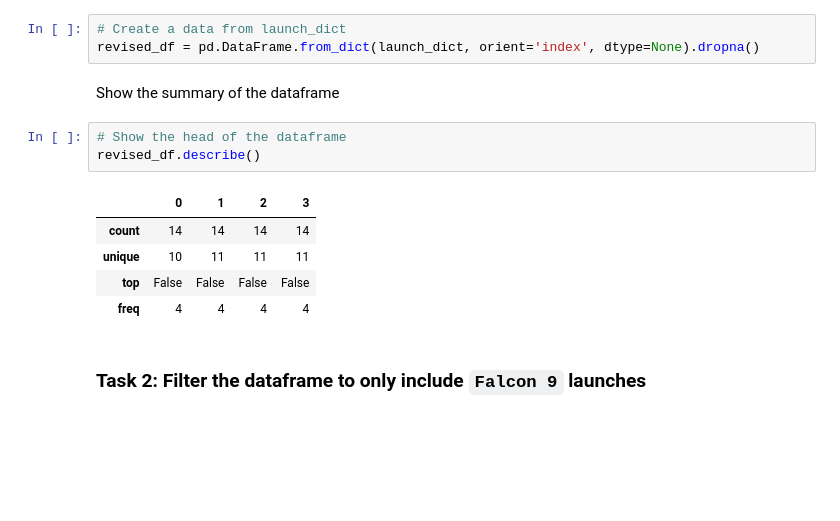
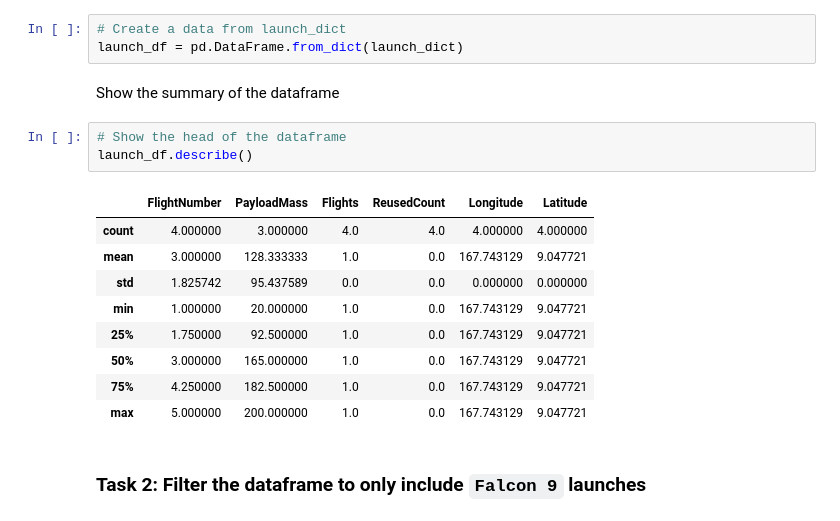
Before and after one commit to HedonisticOpportunist/IBM_Data_Science, a Jupyter notebook: notebooks/jupyter-labs-spacex-data-collection-api.ipynb, the cells around one changed output. Saved outputs shown, nothing was run; the diff lists cells and outputs as text; blank space fills up the shorter version.

```diff
--- a/notebooks/jupyter-labs-spacex-data-collection-api.ipynb
+++ b/notebooks/jupyter-labs-spacex-data-collection-api.ipynb
@@ -258,18 +258,22 @@ launch_dict = {'FlightNumber': list(data['flight_number']),
 Then, we need to create a Pandas data frame from the dictionary launch_dict.
 # %%
 # Create a data from launch_dict
-revised_df = pd.DataFrame.from_dict(launch_dict, orient='index', dtype=None).dropna()
+launch_df = pd.DataFrame.from_dict(launch_dict)
 # %% [markdown]
 Show the summary of the dataframe
 # %%
 # Show the head of the dataframe
-revised_df.describe()
+launch_df.describe()
 # %% [output]
-|  | 0 | 1 | 2 | 3 |
-| count | 14 | 14 | 14 | 14 |
-| unique | 10 | 11 | 11 | 11 |
-| top | False | False | False | False |
-| freq | 4 | 4 | 4 | 4 |
+|  | FlightNumber | PayloadMass | Flights | ReusedCount | Longitude | Latitude |
+| count | 4.000000 | 3.000000 | 4.0 | 4.0 | 4.000000 | 4.000000 |
+| mean | 3.000000 | 128.333333 | 1.0 | 0.0 | 167.743129 | 9.047721 |
+| std | 1.825742 | 95.437589 | 0.0 | 0.0 | 0.000000 | 0.000000 |
+| min | 1.000000 | 20.000000 | 1.0 | 0.0 | 167.743129 | 9.047721 |
+| 25% | 1.750000 | 92.500000 | 1.0 | 0.0 | 167.743129 | 9.047721 |
+| 50% | 3.000000 | 165.000000 | 1.0 | 0.0 | 167.743129 | 9.047721 |
+| 75% | 4.250000 | 182.500000 | 1.0 | 0.0 | 167.743129 | 9.047721 |
+| max | 5.000000 | 200.000000 | 1.0 | 0.0 | 167.743129 | 9.047721 |
 # %% [markdown]
 ### Task 2: Filter the dataframe to only include `Falcon 9` launches
 # %% [markdown]
```
Also changed, not shown: parts of 6 cells of this notebook.
